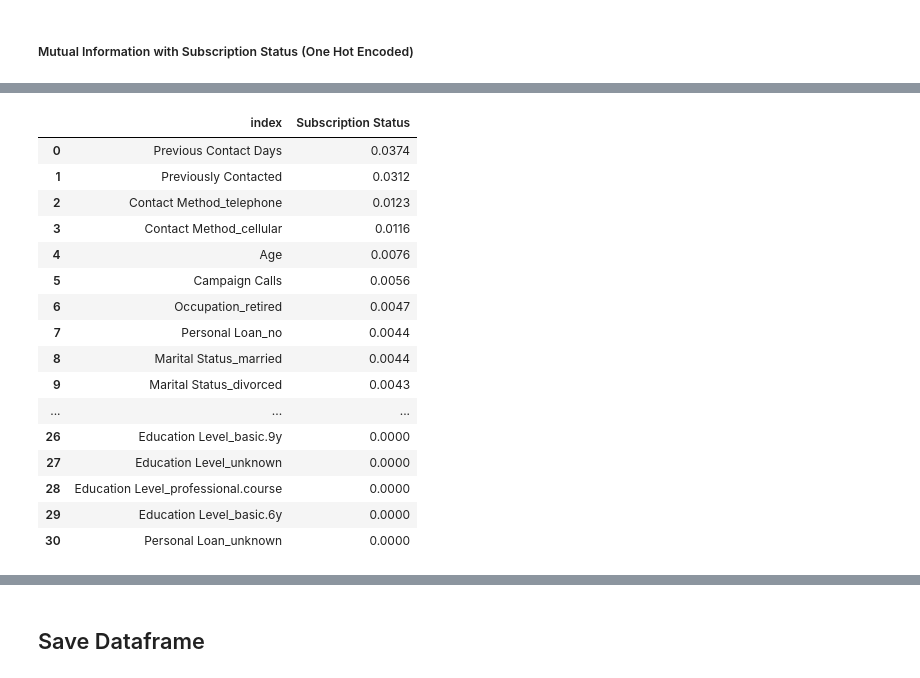
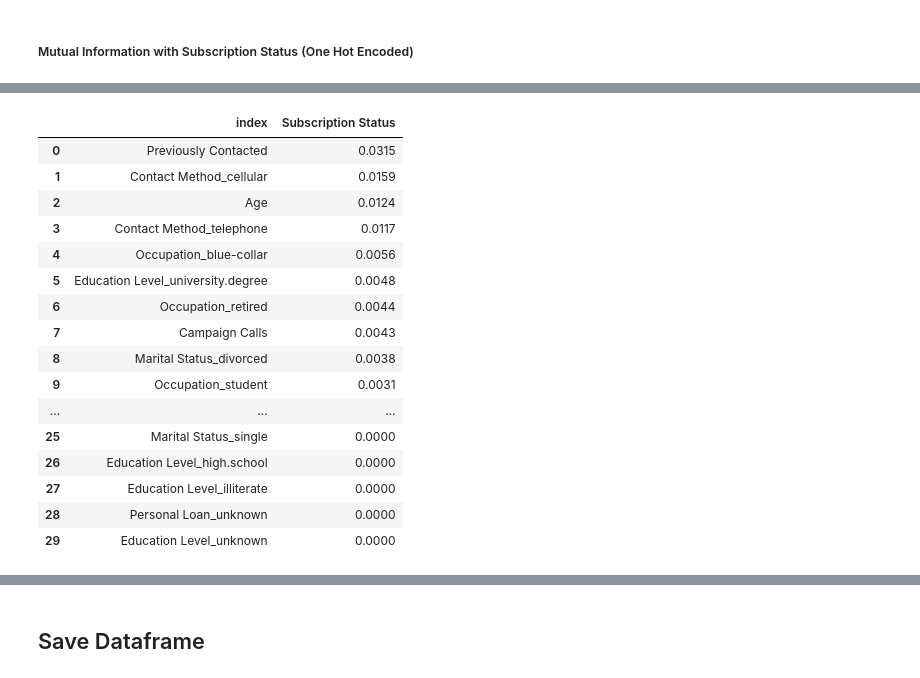
Before and after one commit to HigherGround189/EGT309-Team-Harish-Kanna, a Jupyter notebook: notebooks/Jun_Hoe_eda.ipynb, the cells around one changed output, grey strips where cells are left out. Drawn from its saved outputs; the diff is of its cells as text; code cells hidden in the pictures.

```diff
--- a/notebooks/Jun_Hoe_eda.ipynb
+++ b/notebooks/Jun_Hoe_eda.ipynb
@@ -1754,6 +1591,8 @@ ___
 ___
 
 1.
+# %%
+df_new.drop("Previous Contact Days", axis=1, inplace=True)
 # %% [markdown]
 ### Potential feature selection method
 # %%
@@ -1822,15 +1650,11 @@ memory usage: 2.0 MB
 # %%
-discrete_mask = [False, True, True, True, True, True, False, False, True]
+discrete_mask=[False, True, True, True, True, True, False, True]
 
-target_mi_scores = mutual_info_classif(
-    int_encoded_X, y_train, random_state=42, discrete_features=discrete_mask
-)
+target_mi_scores = mutual_info_classif(int_encoded_X, y_train, random_state=42, discrete_features=discrete_mask)
 # %%
 target_mi = pd.Series(target_mi_scores)
 target_mi.index = int_encoded_X.columns
-target_mi = (
-    target_mi.rename(y_train.name).sort_values(ascending=False).round(4).reset_index()
-)
+target_mi = target_mi.rename(y_train.name).sort_values(ascending=False).round(4).reset_index()
 target_mi
 # %% [output]
 |  | index | Subscription Status |
@@ -1901,35 +1716,28 @@ memory usage: 6.8 MB
 # %%
-target_mi_scores_ohe = mutual_info_classif(
-    ohe_encoded_X, y_train, random_state=42, discrete_features="auto"
-)
+target_mi_scores_ohe = mutual_info_classif(ohe_encoded_X, y_train, random_state=42, discrete_features="auto")
 # %%
 target_mi_ohe = pd.Series(target_mi_scores_ohe)
 target_mi_ohe.index = ohe_encoded_X.columns
-target_mi_ohe = (
-    target_mi_ohe.rename(y_train.name)
-    .sort_values(ascending=False)
-    .round(4)
-    .reset_index()
-)
+target_mi_ohe = target_mi_ohe.rename(y_train.name).sort_values(ascending=False).round(4).reset_index()
 target_mi_ohe
 # %% [output]
 |  | index | Subscription Status |
-| 0 | Previous Contact Days | 0.0374 |
-| 1 | Previously Contacted | 0.0312 |
-| 2 | Contact Method_telephone | 0.0123 |
-| 3 | Contact Method_cellular | 0.0116 |
-| 4 | Age | 0.0076 |
-| 5 | Campaign Calls | 0.0056 |
-| 6 | Occupation_retired | 0.0047 |
-| 7 | Personal Loan_no | 0.0044 |
-| 8 | Marital Status_married | 0.0044 |
-| 9 | Marital Status_divorced | 0.0043 |
+| 0 | Previously Contacted | 0.0315 |
+| 1 | Contact Method_cellular | 0.0159 |
+| 2 | Age | 0.0124 |
+| 3 | Contact Method_telephone | 0.0117 |
+| 4 | Occupation_blue-collar | 0.0056 |
+| 5 | Education Level_university.degree | 0.0048 |
+| 6 | Occupation_retired | 0.0044 |
+| 7 | Campaign Calls | 0.0043 |
+| 8 | Marital Status_divorced | 0.0038 |
+| 9 | Occupation_student | 0.0031 |
 | ... | ... | ... |
-| 26 | Education Level_basic.9y | 0.0000 |
-| 27 | Education Level_unknown | 0.0000 |
-| 28 | Education Level_professional.course | 0.0000 |
-| 29 | Education Level_basic.6y | 0.0000 |
-| 30 | Personal Loan_unknown | 0.0000 |
+| 25 | Marital Status_single | 0.0000 |
+| 26 | Education Level_high.school | 0.0000 |
+| 27 | Education Level_illiterate | 0.0000 |
+| 28 | Personal Loan_unknown | 0.0000 |
+| 29 | Education Level_unknown | 0.0000 |
 # %%
 select_cols = SelectKBest(k=15)
 select_cols.scores_ = target_mi_ohe
```
Also changed, not shown: parts of 57 cells of this notebook.
